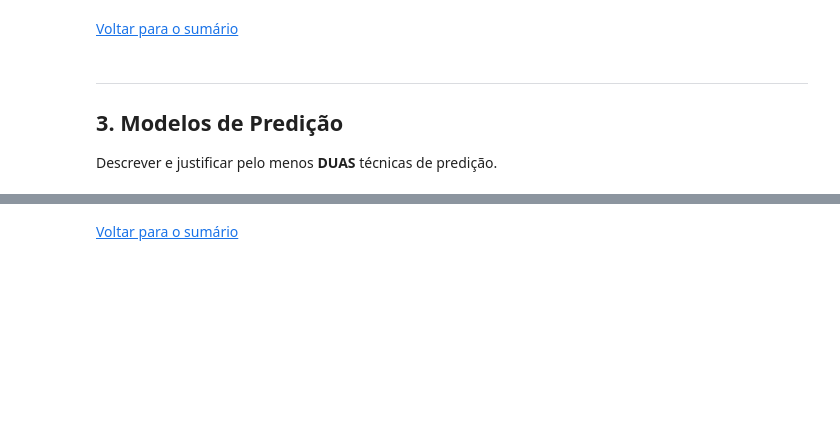
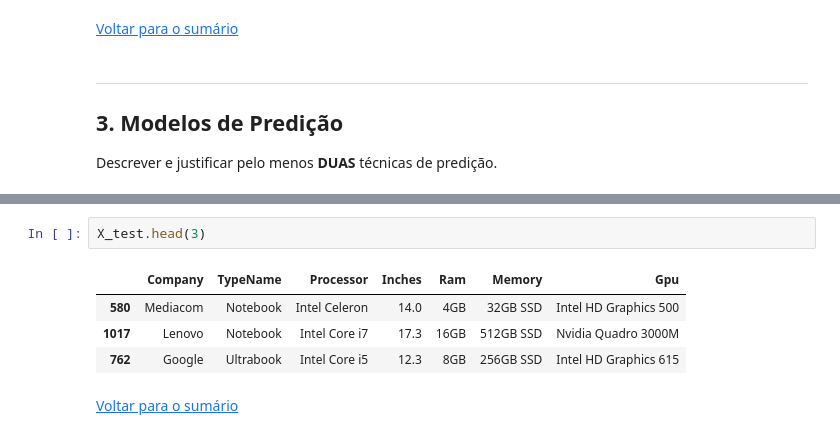
Before and after one commit to insper-classroom/22-2b-cd-p2-Bea-Kadu-Veronica, a Jupyter notebook: relatorio.ipynb, the cells around one changed output, grey strips where cells are left out. Cells and saved outputs as stored; diff of their text form; blank space fills up the shorter version.

```diff
--- a/relatorio.ipynb
+++ b/relatorio.ipynb
@@ -246,3 +262,10 @@ Descrever e justificar pelo menos **DUAS** técnicas de predição.
+# %%
+X_test.head(3)
+# %% [output]
+|  | Company | TypeName | Processor | Inches | Ram | Memory | Gpu |
+| 580 | Mediacom | Notebook | Intel Celeron | 14.0 | 4GB | 32GB SSD | Intel HD Graphics 500 |
+| 1017 | Lenovo | Notebook | Intel Core i7 | 17.3 | 16GB | 512GB SSD | Nvidia Quadro 3000M |
+| 762 | Google | Ultrabook | Intel Core i5 | 12.3 | 8GB | 256GB SSD | Intel HD Graphics 615 |
 # %% [markdown]
 [Voltar para o sumário](#sumario)
 # %% [markdown]
```
Also changed, not shown: parts of 2 cells of this notebook.
